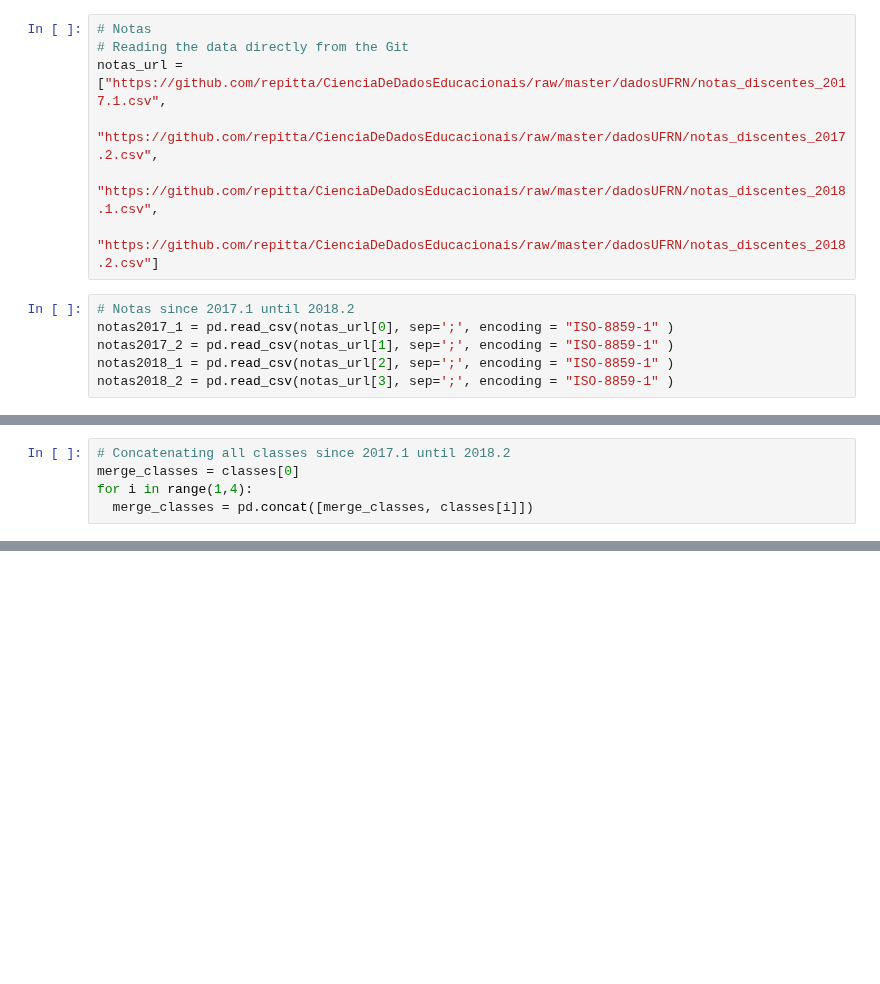
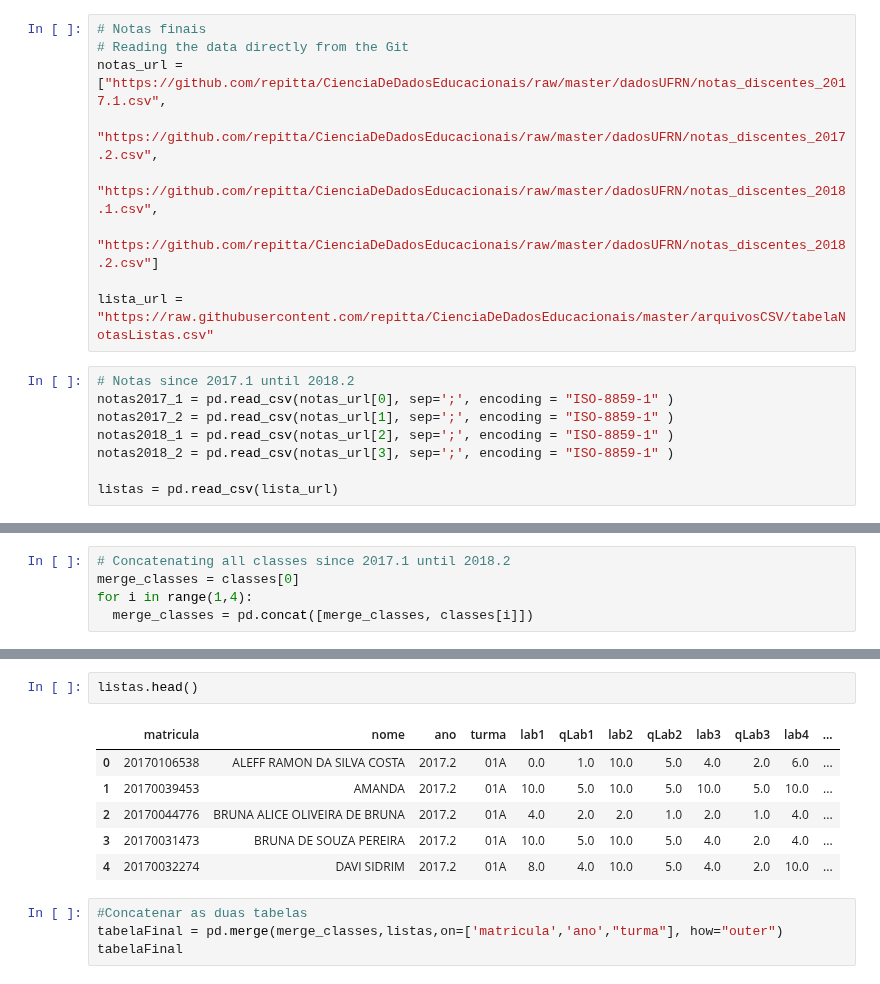
Before and after one commit to repitta/CienciaDeDadosEducacionais, a Jupyter notebook: Análise_dos_dados_da_UFRN.ipynb, the cells around one changed output, grey strips where cells are left out. Drawn from its saved outputs; the diff is of its cells as text; blank space fills up the shorter version.

```diff
--- a/Análise_dos_dados_da_UFRN.ipynb
+++ b/Análise_dos_dados_da_UFRN.ipynb
@@ -7,18 +7,22 @@ import matplotlib.pyplot as plt
 import seaborn as sns
 import numpy as np
 # %%
-# Notas
+# Notas finais
 # Reading the data directly from the Git
 notas_url = ["https://github.com/repitta/CienciaDeDadosEducacionais/raw/master/dadosUFRN/notas_discentes_2017.1.csv",
             "https://github.com/repitta/CienciaDeDadosEducacionais/raw/master/dadosUFRN/notas_discentes_2017.2.csv",
             "https://github.com/repitta/CienciaDeDadosEducacionais/raw/master/dadosUFRN/notas_discentes_2018.1.csv",
             "https://github.com/repitta/CienciaDeDadosEducacionais/raw/master/dadosUFRN/notas_discentes_2018.2.csv"]
+
+lista_url = "https://raw.githubusercontent.com/repitta/CienciaDeDadosEducacionais/master/arquivosCSV/tabelaNotasListas.csv"
 # %%
 # Notas since 2017.1 until 2018.2
 notas2017_1 = pd.read_csv(notas_url[0], sep=';', encoding = "ISO-8859-1" )
 notas2017_2 = pd.read_csv(notas_url[1], sep=';', encoding = "ISO-8859-1" )
 notas2018_1 = pd.read_csv(notas_url[2], sep=';', encoding = "ISO-8859-1" )
 notas2018_2 = pd.read_csv(notas_url[3], sep=';', encoding = "ISO-8859-1" )
+
+listas = pd.read_csv(lista_url)
 # %%
 # Setting priginal data into one vector due to easier manipulation
 classes =[notas2017_1, notas2017_2,notas2018_1, notas2018_2]
@@ -106,0 +87,13 @@ merge_classes.head()
+# %%
+listas.head()
+# %% [output]
+|  | matricula | nome | ano | turma | lab1 | qLab1 | lab2 | qLab2 | lab3 | qLab3 | lab4 | ... |
+| 0 | 20170106538 | ALEFF RAMON DA SILVA COSTA | 2017.2 | 01A | 0.0 | 1.0 | 10.0 | 5.0 | 4.0 | 2.0 | 6.0 | ... |
+| 1 | 20170039453 | AMANDA | 2017.2 | 01A | 10.0 | 5.0 | 10.0 | 5.0 | 10.0 | 5.0 | 10.0 | ... |
+| 2 | 20170044776 | BRUNA ALICE OLIVEIRA DE BRUNA | 2017.2 | 01A | 4.0 | 2.0 | 2.0 | 1.0 | 2.0 | 1.0 | 4.0 | ... |
+| 3 | 20170031473 | BRUNA DE SOUZA PEREIRA | 2017.2 | 01A | 10.0 | 5.0 | 10.0 | 5.0 | 4.0 | 2.0 | 4.0 | ... |
+| 4 | 20170032274 | DAVI SIDRIM | 2017.2 | 01A | 8.0 | 4.0 | 10.0 | 5.0 | 4.0 | 2.0 | 10.0 | ... |
+# %%
+#Concatenar as duas tabelas
+tabelaFinal = pd.merge(merge_classes,listas,on=['matricula','ano',"turma"], how="outer")
+tabelaFinal
```
Also changed, not shown: parts of 13 cells of this notebook.
